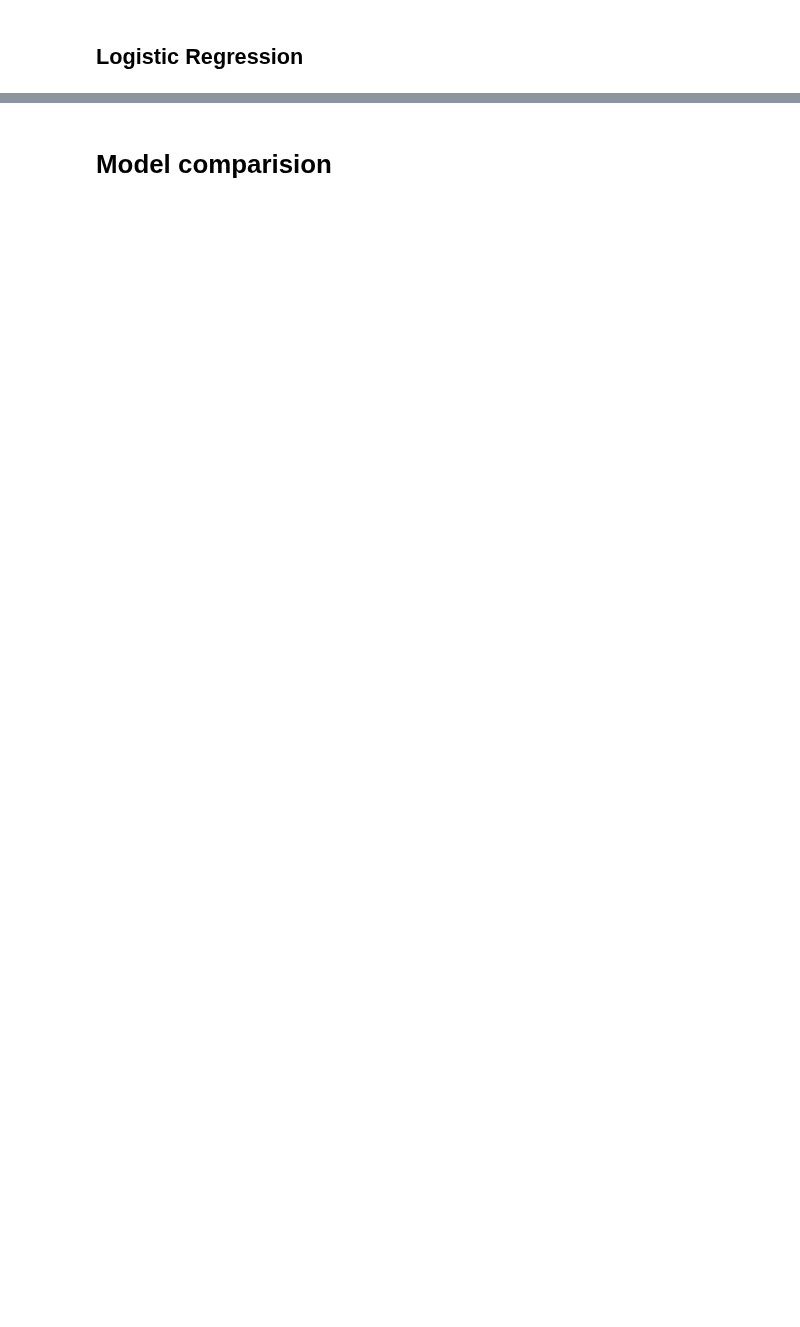
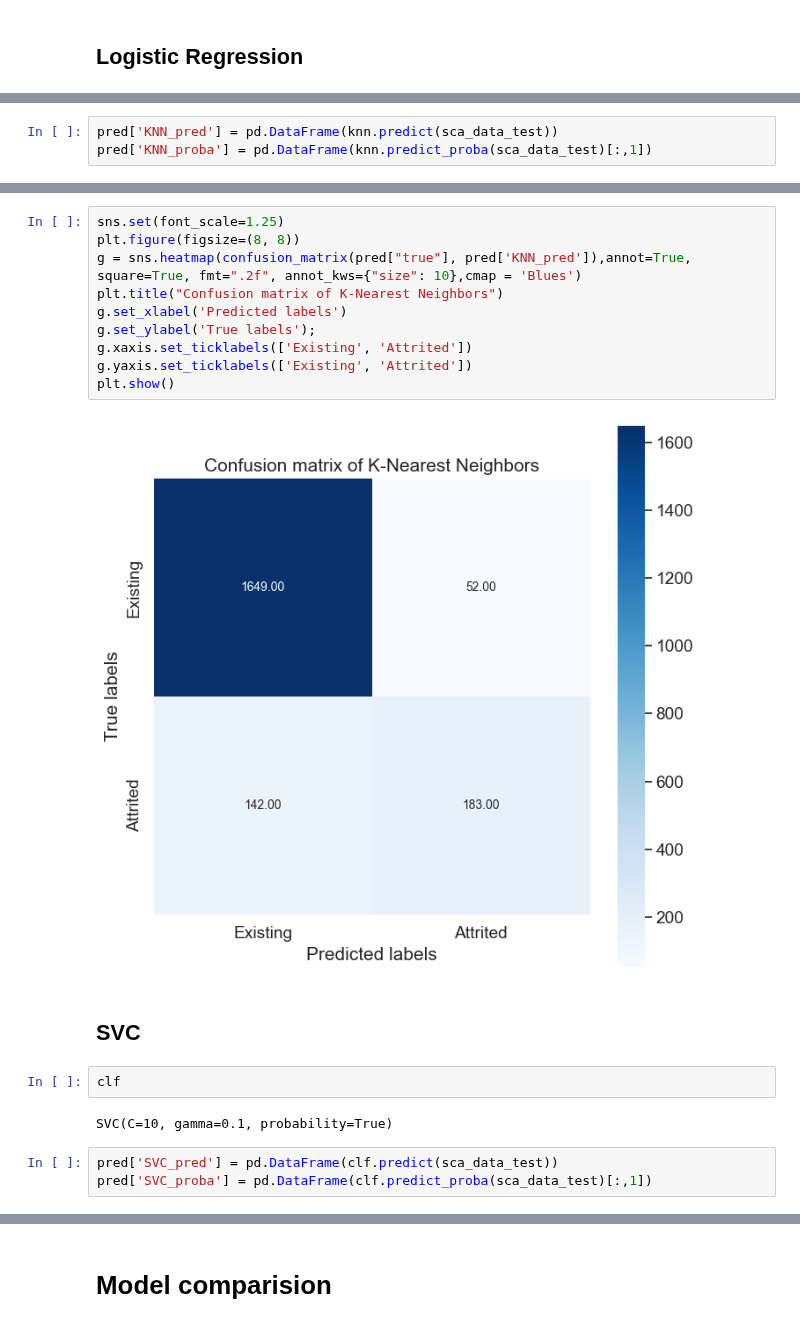
Before and after one commit to kasiadybcio/Credit_card, a Jupyter notebook: notebooks/4.summary.ipynb, the cells around one changed output, grey strips where cells are left out. Drawn from its saved outputs; the diff is of its cells as text; blank space fills up the shorter version.

```diff
--- a/notebooks/4.summary.ipynb
+++ b/notebooks/4.summary.ipynb
@@ -93,0 +162,3 @@ sca_data_test
+# %%
+pred['KNN_pred'] = pd.DataFrame(knn.predict(sca_data_test))
+pred['KNN_proba'] = pd.DataFrame(knn.predict_proba(sca_data_test)[:,1])
@@ -93,0 +175,21 @@ sca_data_test
+# %%
+sns.set(font_scale=1.25)
+plt.figure(figsize=(8, 8))
+g = sns.heatmap(confusion_matrix(pred["true"], pred['KNN_pred']),annot=True, square=True, fmt=".2f", annot_kws={"size": 10},cmap = 'Blues')
+plt.title("Confusion matrix of K-Nearest Neighbors")
+g.set_xlabel('Predicted labels')
+g.set_ylabel('True labels');
+g.xaxis.set_ticklabels(['Existing', 'Attrited'])
+g.yaxis.set_ticklabels(['Existing', 'Attrited'])
+plt.show()
+# %% [output]
+[figure, added]
+# %% [markdown]
+## SVC
+# %%
+clf
+# %% [output]
+SVC(C=10, gamma=0.1, probability=True)
+# %%
+pred['SVC_pred'] = pd.DataFrame(clf.predict(sca_data_test))
+pred['SVC_proba'] = pd.DataFrame(clf.predict_proba(sca_data_test)[:,1])
```
Also changed, not shown: parts of 23 cells of this notebook, 2 other files.
